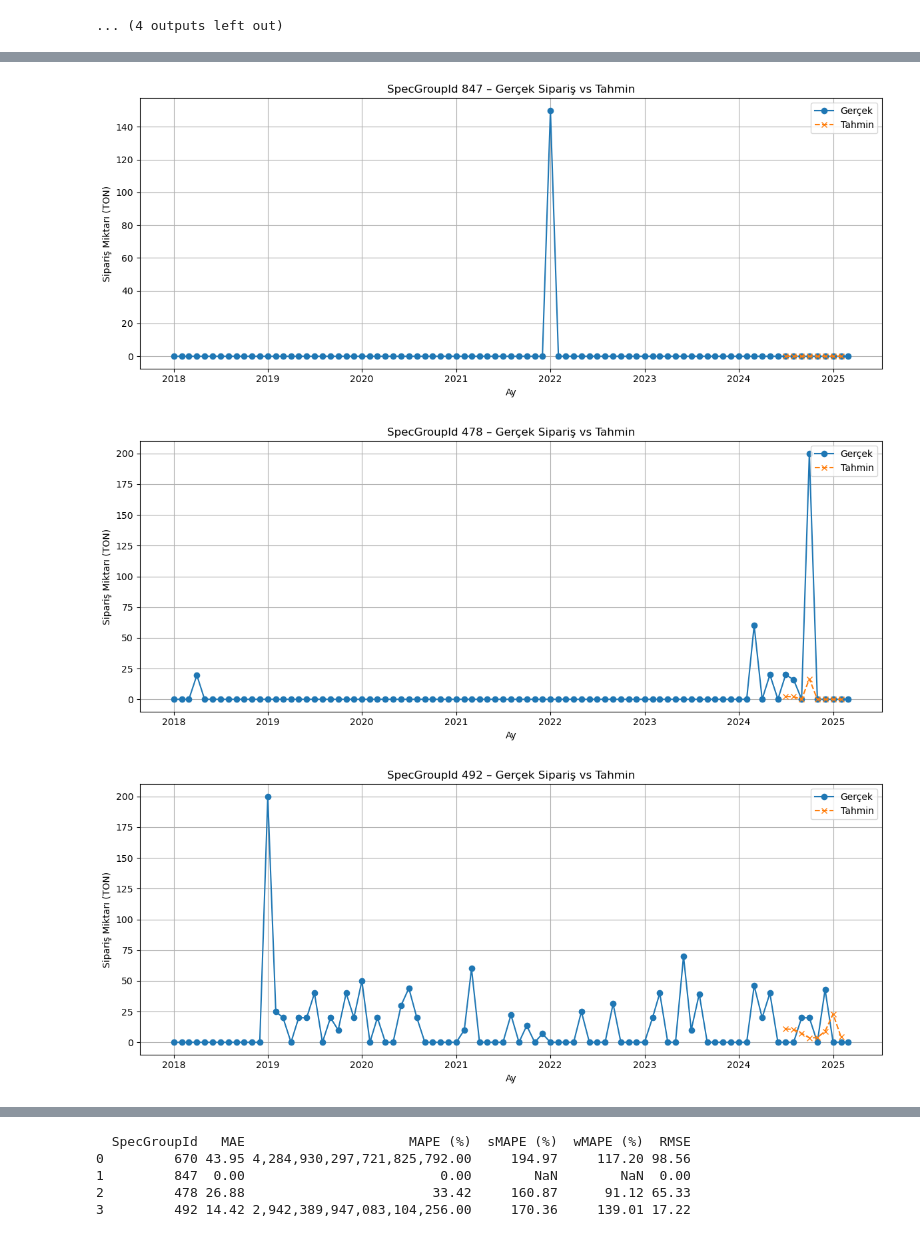
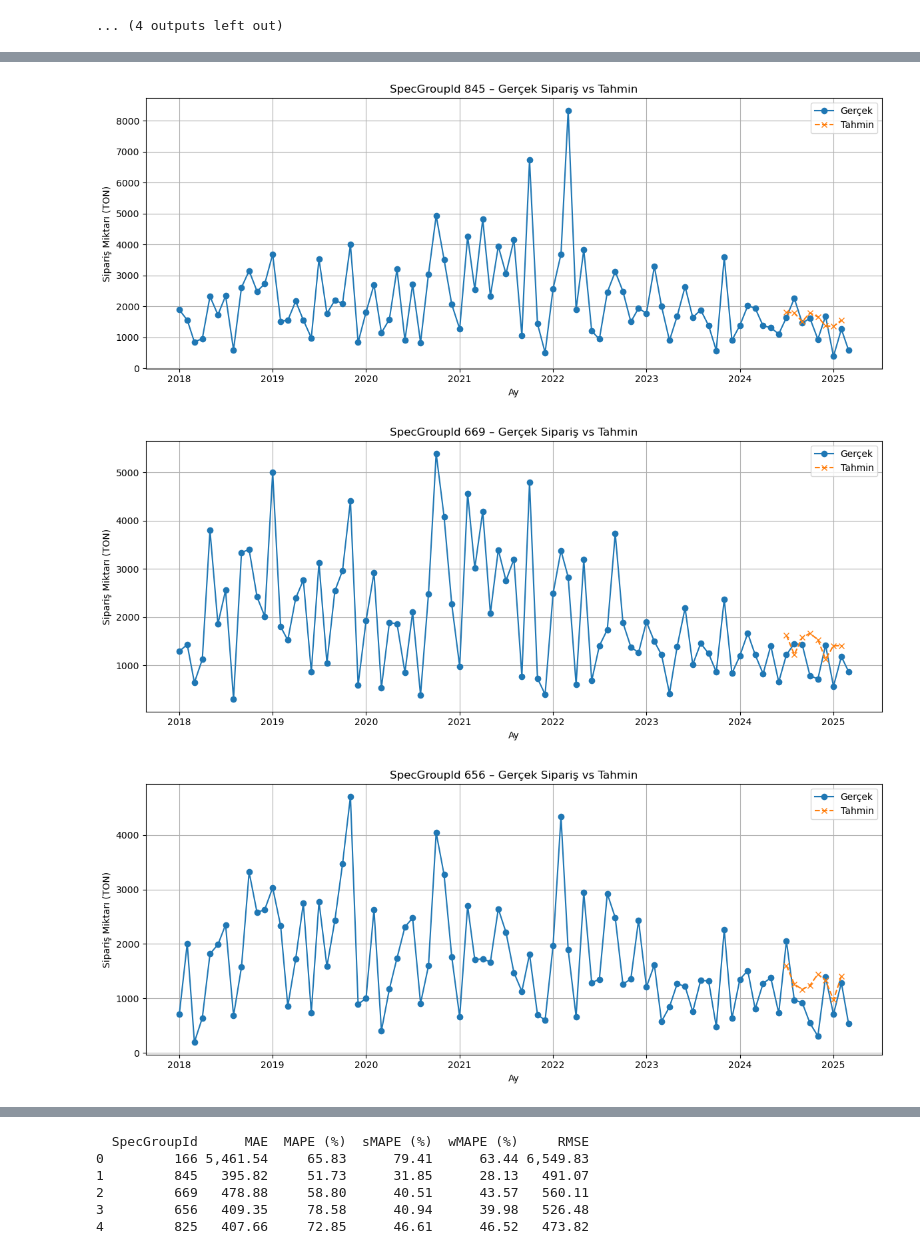
Before and after one commit to byilmaz20/indr491, a Jupyter notebook: forecast_model/Sarimax_GradeGroup_Forecast.ipynb, the cells around one changed output, grey strips where cells are left out. Saved outputs shown, nothing was run; the diff lists cells and outputs as text; code cells hidden in the pictures.

```diff
--- a/forecast_model/Sarimax_GradeGroup_Forecast.ipynb
+++ b/forecast_model/Sarimax_GradeGroup_Forecast.ipynb
@@ -810,7 +728,7 @@ for month in target_months:
 import matplotlib.pyplot as plt
 
 # 🎯 Seçmek istediğin SpecGroupId’leri belirle
-selected_spec_ids = [ '670', '847', '478','492']  # buraya ilgilendiğin ID'leri yaz
+selected_spec_ids = [ '166', '845', '669','656','825' ]  # buraya ilgilendiğin ID'leri yaz
 
 for spec_id in selected_spec_ids:
     # 🔹 Gerçek veriler (geçmiş)
@@ -845,7 +763,7 @@ import numpy as np
 from sklearn.metrics import mean_absolute_error, mean_absolute_percentage_error, mean_squared_error
 
 # 🎯 Seçmek istediğin SpecGroupId’leri belirle
-selected_spec_ids = ['670', '847','478','492']
+selected_spec_ids = ['166', '845', '669','656','825']
 
 # Sonuçları saklamak için boş DataFrame oluştur
 metrics_df = pd.DataFrame(columns=['SpecGroupId', 'MAE', 'MAPE (%)', 'sMAPE (%)', 'wMAPE (%)', 'RMSE'])
@@ -890,3 +808,3 @@ print(metrics_df)
-[figure, old version]
+[figure, new version]
-[figure, old version]
+[figure, new version]
-[figure, old version]
+[figure, new version]
@@ -893,5 +812,6 @@ print(metrics_df)
-  SpecGroupId   MAE                     MAPE (%)  sMAPE (%)  wMAPE (%)  RMSE
-0         670 43.95 4,284,930,297,721,825,792.00     194.97     117.20 98.56
-1         847  0.00                         0.00        NaN        NaN  0.00
-2         478 26.88                        33.42     160.87      91.12 65.33
-3         492 14.42 2,942,389,947,083,104,256.00     170.36     139.01 17.22
+  SpecGroupId      MAE  MAPE (%)  sMAPE (%)  wMAPE (%)     RMSE
+0         166 5,461.54     65.83      79.41      63.44 6,549.83
+1         845   395.82     51.73      31.85      28.13   491.07
+2         669   478.88     58.80      40.51      43.57   560.11
+3         656   409.35     78.58      40.94      39.98   526.48
+4         825   407.66     72.85      46.61      46.52   473.82
```
Also changed, not shown: parts of 9 cells of this notebook, 5 other files.
